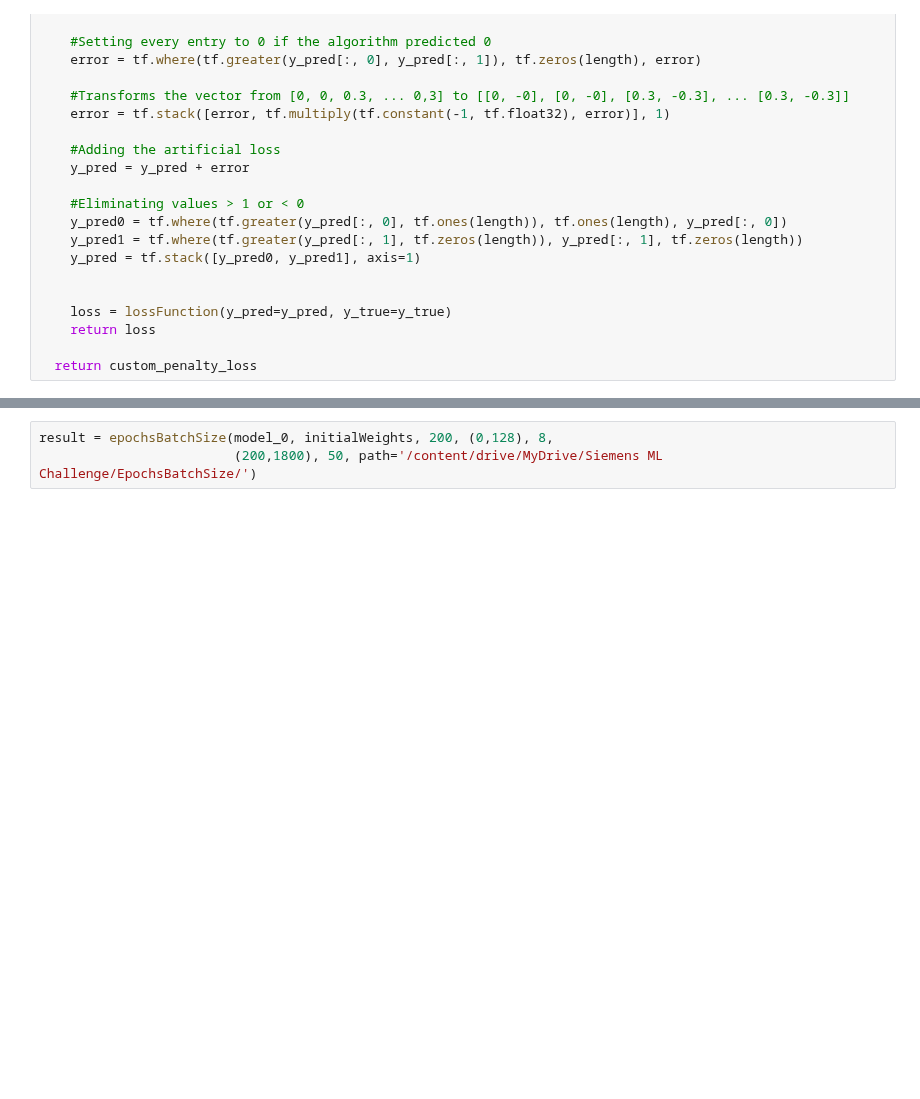
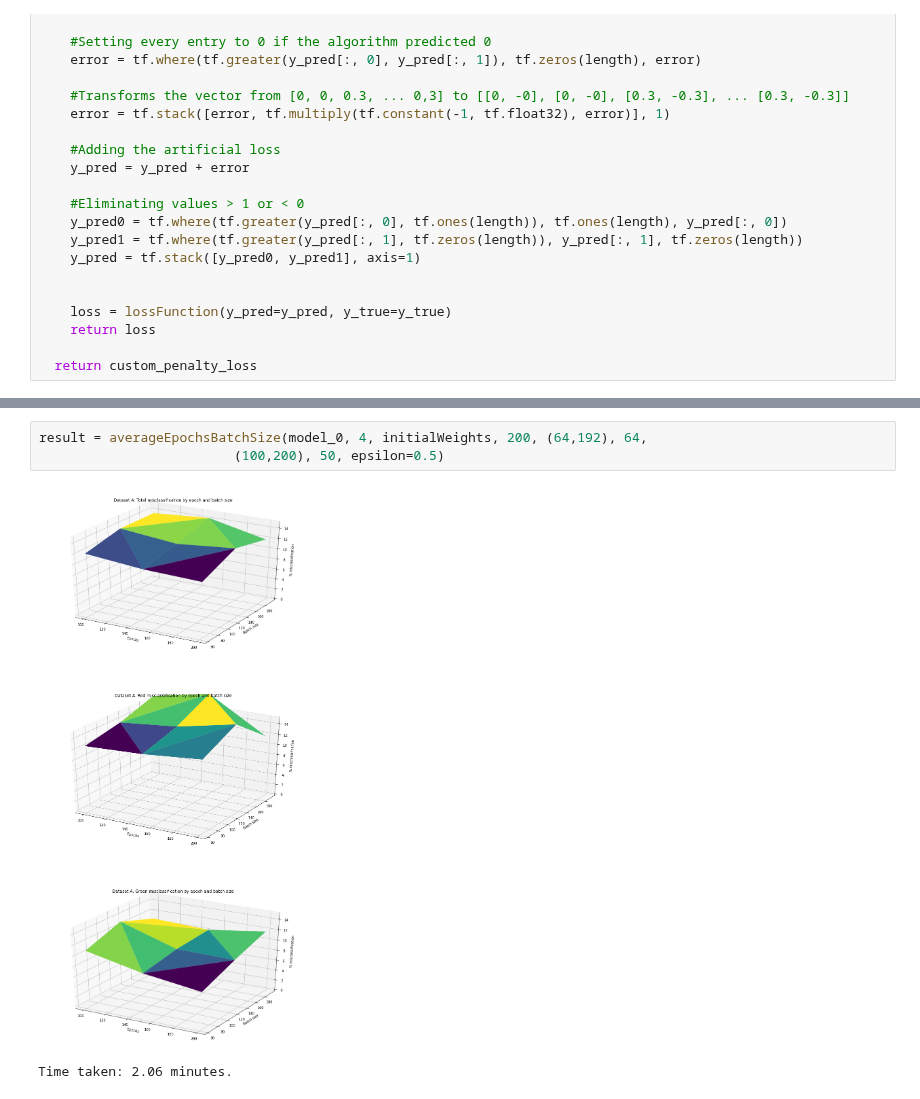
Before and after one commit to ericbill21/siemens, a Jupyter notebook: Siemens_Approach.ipynb, the cells around one changed output, grey strips where cells are left out. Cells and saved outputs as stored; diff of their text form; blank space fills up the shorter version.

```diff
--- a/Siemens_Approach.ipynb
+++ b/Siemens_Approach.ipynb
@@ -1621,6 +1795,9 @@ Fri Apr  9 09:26:20 2021
 Your runtime has 27.4 gigabytes of available RAM
 
 You are using a high-RAM runtime!
-# %%
-result = epochsBatchSize(model_0, initialWeights, 200, (0,128), 8,
-                         (200,1800), 50, path='/content/drive/MyDrive/Siemens ML Challenge/EpochsBatchSize/')
+# %%
+result = averageEpochsBatchSize(model_0, 4, initialWeights, 200, (64,192), 64,
+                         (100,200), 50, epsilon=0.5)
+# %% [output]
+[figure, added]
+Time taken: 2.06 minutes.
```
Also changed, not shown: parts of 11 cells of this notebook.
